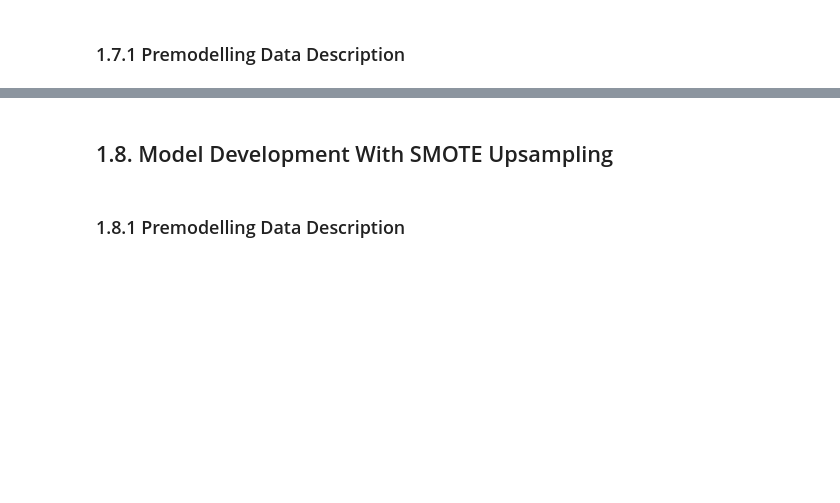
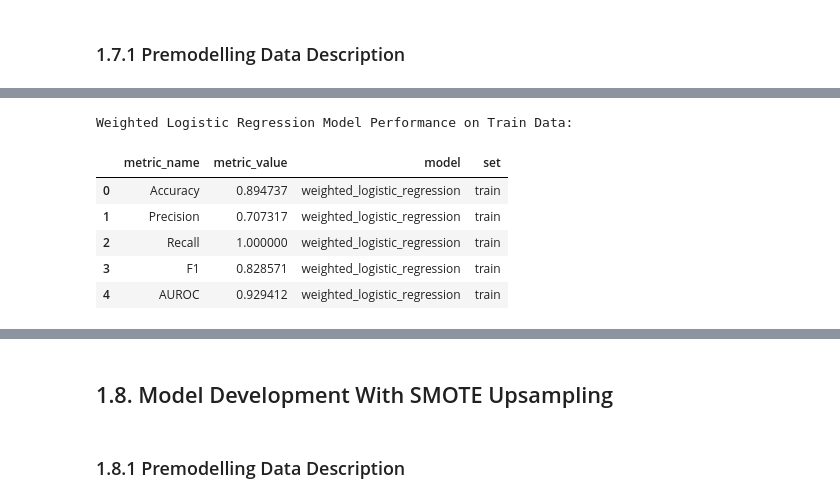
Before and after one commit to JohnPaulinePineda/Supervised-Machine-Learning-Classification-Final-Assignment, a Jupyter notebook: ClassificationForMachineLearning_FinalAssignment.ipynb, the cells around one changed output, grey strips where cells are left out. Cells and saved outputs as stored; diff of their text form; code cells hidden in the pictures; blank space fills up the shorter version.

```diff
--- a/ClassificationForMachineLearning_FinalAssignment.ipynb
+++ b/ClassificationForMachineLearning_FinalAssignment.ipynb
@@ -2380,0 +2425,13 @@ Optimal Support Vector Machine Model Performance on Test Data:
+# %%
+##################################
+# Separating the target
+# and predictor columns
+##################################
+X = cancer_rate_premodelling.drop('CANRAT', axis = 1)
+y = cancer_rate_premodelling['CANRAT'].cat.codes
+# %%
+##################################
+# Formulating the train and test data
+# using a 70-30 ratio
+##################################
+X_train, X_test, y_train, y_test = train_test_split(X, y, test_size = 0.3, random_state= 88888888, stratify=y)
@@ -2381,2 +2474,17 @@ Optimal Support Vector Machine Model Performance on Test Data:
+# %%
+##################################
+# Defining a function to compute
+# model performance
+##################################
+def model_performance_evaluation(y_true, y_pred):
+    metric_name = ['Accuracy','Precision','Recall','F1','AUROC']
+    metric_value = [accuracy_score(y_true, y_pred),
+                   precision_score(y_true, y_pred),
+                   recall_score(y_true, y_pred),
+                   f1_score(y_true, y_pred),
+                   roc_auc_score(y_true, y_pred)]
+    metric_summary = pd.DataFrame(zip(metric_name, metric_value),
+                                  columns=['metric_name','metric_value'])
+    return(metric_summary)
 # %% [markdown]
 ### 1.7.2 Logistic Regression <a class="anchor" id="1.7.2"></a>
@@ -2382,0 +2537,23 @@ Optimal Support Vector Machine Model Performance on Test Data:
+# %%
+##################################
+# Evaluating the weighted logistic regression model
+# on the train set
+##################################
+weighted_logistic_regression_y_hat_train = weighted_logistic_regression.predict(X_train)
+
+##################################
+# Gathering the model evaluation metrics
+##################################
+weighted_logistic_regression_performance_train = model_performance_evaluation(y_train, weighted_logistic_regression_y_hat_train)
+weighted_logistic_regression_performance_train['model'] = ['weighted_logistic_regression'] * 5
+weighted_logistic_regression_performance_train['set'] = ['train'] * 5
+print('Weighted Logistic Regression Model Performance on Train Data: ')
+display(weighted_logistic_regression_performance_train)
+# %% [output]
+Weighted Logistic Regression Model Performance on Train Data:
+|  | metric_name | metric_value | model | set |
+| 0 | Accuracy | 0.894737 | weighted_logistic_regression | train |
+| 1 | Precision | 0.707317 | weighted_logistic_regression | train |
+| 2 | Recall | 1.000000 | weighted_logistic_regression | train |
+| 3 | F1 | 0.828571 | weighted_logistic_regression | train |
+| 4 | AUROC | 0.929412 | weighted_logistic_regression | train |
```
Also changed, not shown: parts of 33 cells of this notebook.
